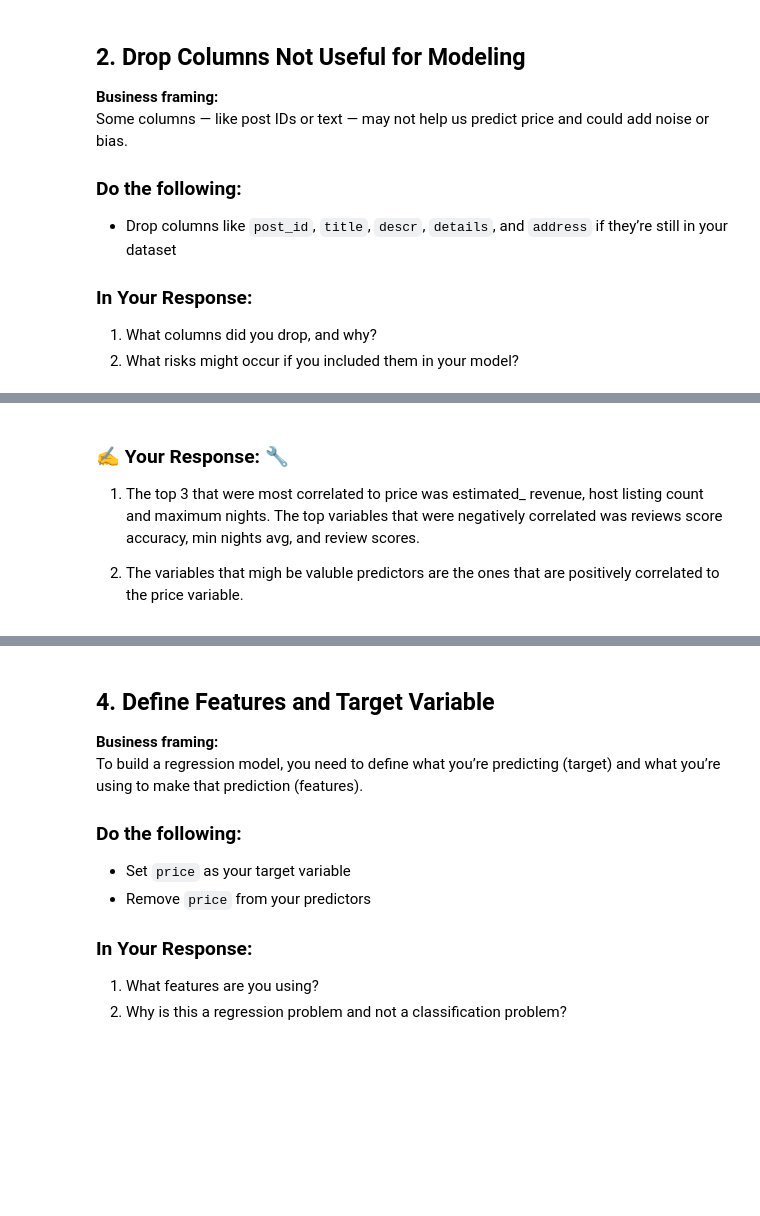
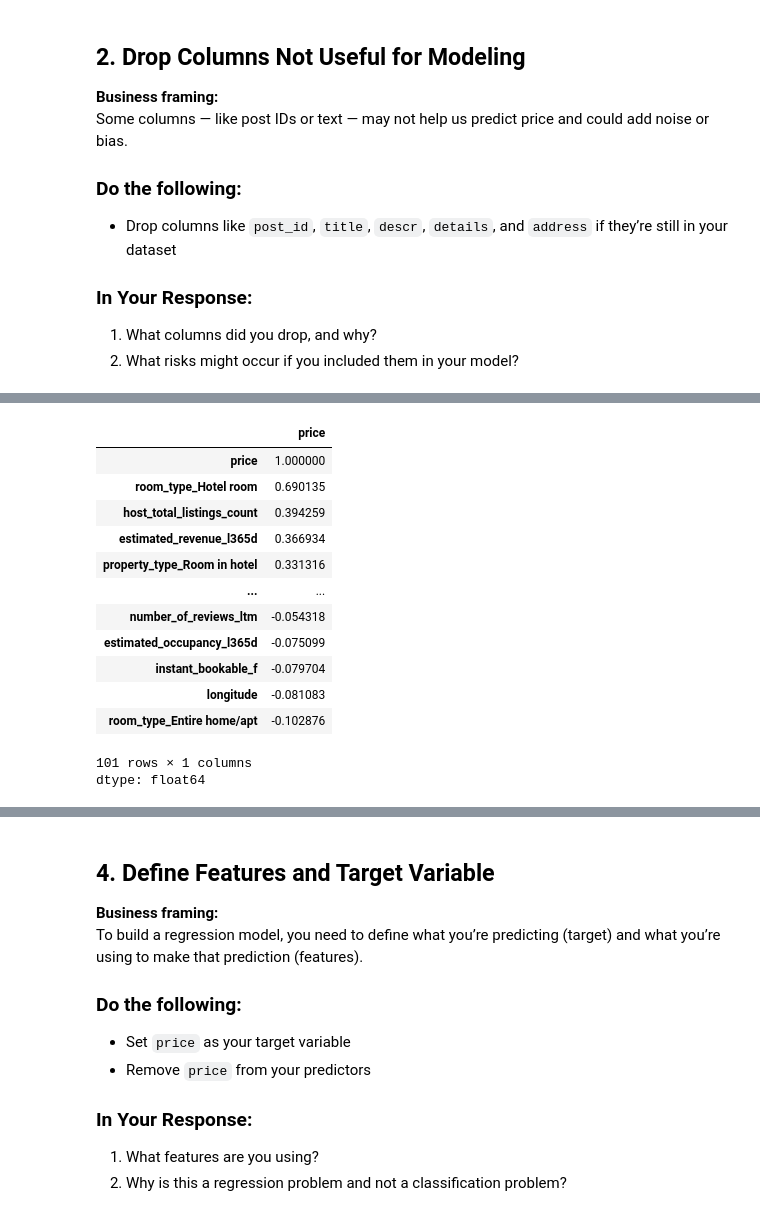
Before and after one commit to cassandranagy12/IS-4487-Labs, a Jupyter notebook: Assignments/assignment_11_regression.ipynb, the cells around one changed output, grey strips where cells are left out. Saved outputs shown, nothing was run; the diff lists cells and outputs as text; code cells hidden in the pictures; blank space fills up the shorter version.

```diff
--- a/Assignments/assignment_11_regression.ipynb
+++ b/Assignments/assignment_11_regression.ipynb
@@ -175,5 +202,30 @@ dtype: float64
-# %% [markdown]
-### ✍️ Your Response: 🔧
-1. The top 3 that were most correlated to price was estimated_ revenue, host listing count and maximum nights. The top variables that were negatively correlated was reviews score accuracy, min nights avg, and review scores.
-
-2. The variables that migh be valuble predictors are the ones that are positively correlated to the price variable.
+# %%
+# Convert 'price' to numeric, handling potential errors and removing '$'
+df['price'] = df['price'].astype(str).str.replace('[$,]', '', regex=True)
+df['price'] = pd.to_numeric(df['price'], errors='coerce')
+
+# Drop rows where price could not be converted to numeric
+df.dropna(subset=['price'], inplace=True)
+
+# Calculate the correlation matrix with 'price'
+correlation_matrix = df.corr()['price'].sort_values(ascending=False)
+
+# Drop NaN values from the correlation matrix
+correlation_matrix.dropna(inplace=True)
+
+display(correlation_matrix)
+# %% [output]
+|  | price |
+| price | 1.000000 |
+| room_type_Hotel room | 0.690135 |
+| host_total_listings_count | 0.394259 |
+| estimated_revenue_l365d | 0.366934 |
+| property_type_Room in hotel | 0.331316 |
+| ... | ... |
+| number_of_reviews_ltm | -0.054318 |
+| estimated_occupancy_l365d | -0.075099 |
+| instant_bookable_f | -0.079704 |
+| longitude | -0.081083 |
+| room_type_Entire home/apt | -0.102876 |
+101 rows × 1 columns
+dtype: float64
```
Also changed, not shown: parts of 40 cells of this notebook.
